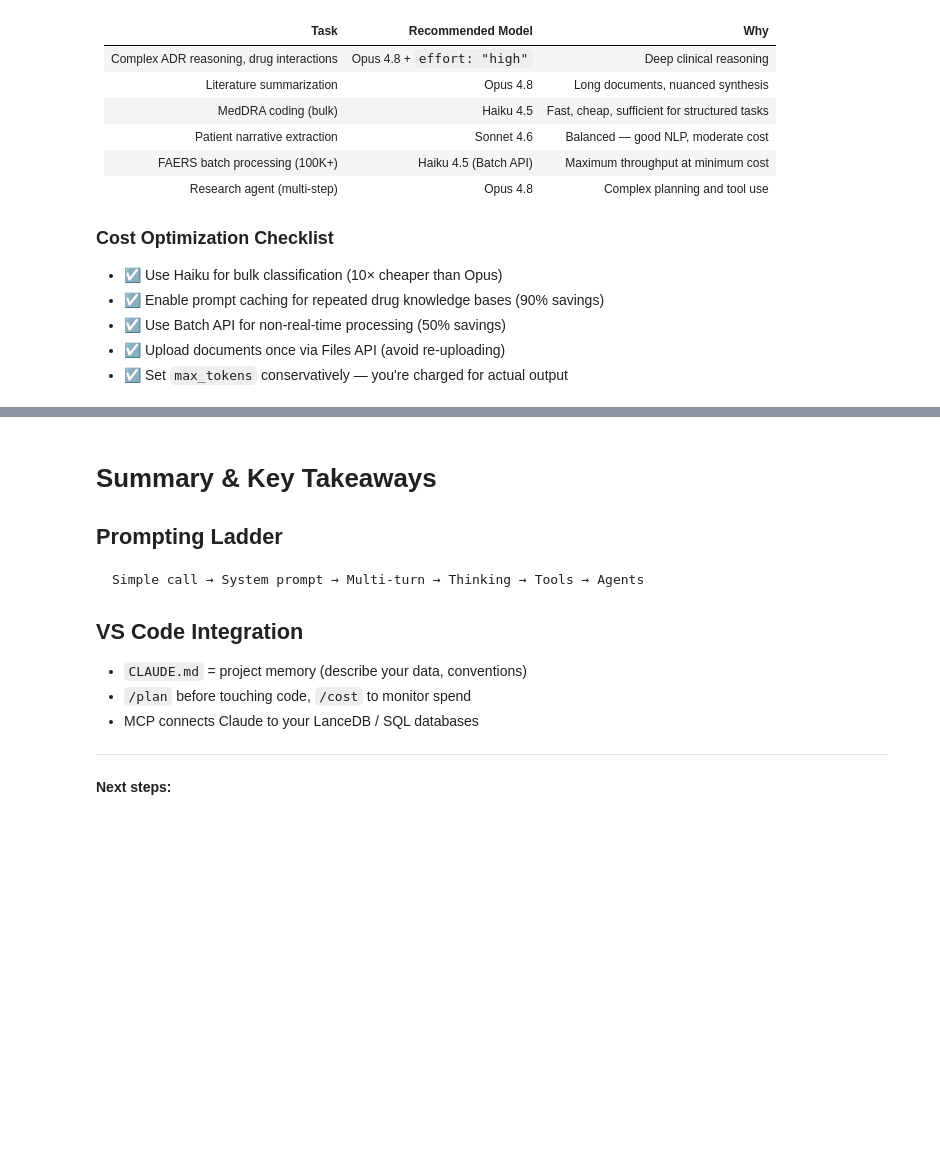
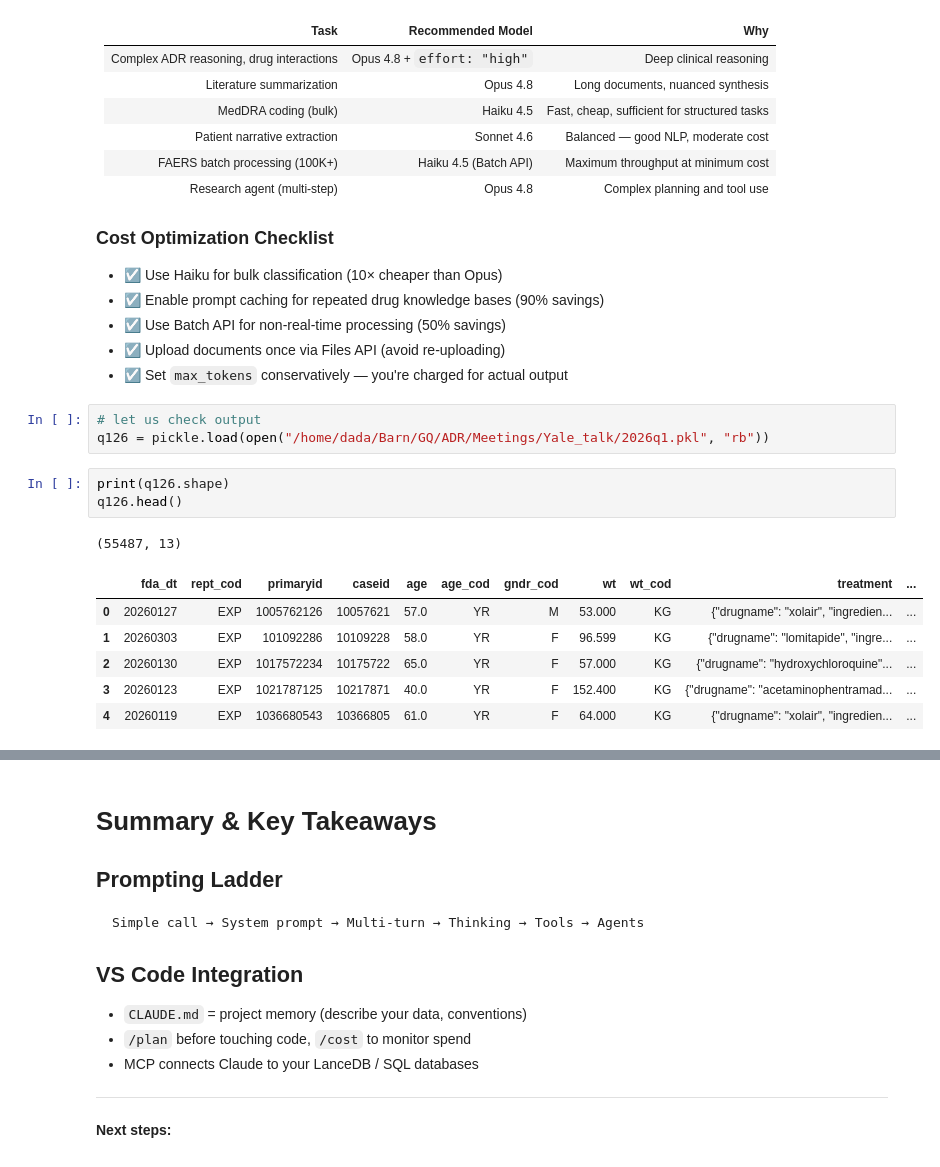
Before and after one commit to bcqguo/claude_4_public_health, a Jupyter notebook: Claude_Model_Usage_Lecture.ipynb, the cells around one changed output, grey strips where cells are left out. Drawn from its saved outputs; the diff is of its cells as text; blank space fills up the shorter version.

```diff
--- a/Claude_Model_Usage_Lecture.ipynb
+++ b/Claude_Model_Usage_Lecture.ipynb
@@ -789,3 +803,17 @@ The agentic orchestrator faers_agent.py
 - ☑ Use Batch API for non-real-time processing (50% savings)
 - ☑ Upload documents once via Files API (avoid re-uploading)
 - ☑ Set `max_tokens` conservatively — you're charged for actual output
+# %%
+# let us check output
+q126 = pickle.load(open("/home/dada/Barn/GQ/ADR/Meetings/Yale_talk/2026q1.pkl", "rb"))
+# %%
+print(q126.shape)
+q126.head()
+# %% [output]
+(55487, 13)
+|  | fda_dt | rept_cod | primaryid | caseid | age | age_cod | gndr_cod | wt | wt_cod | treatment | ... |
+| 0 | 20260127 | EXP | 1005762126 | 10057621 | 57.0 | YR | M | 53.000 | KG | {"drugname": "xolair", "ingredien... | ... |
+| 1 | 20260303 | EXP | 101092286 | 10109228 | 58.0 | YR | F | 96.599 | KG | {"drugname": "lomitapide", "ingre... | ... |
+| 2 | 20260130 | EXP | 1017572234 | 10175722 | 65.0 | YR | F | 57.000 | KG | {"drugname": "hydroxychloroquine"... | ... |
+| 3 | 20260123 | EXP | 1021787125 | 10217871 | 40.0 | YR | F | 152.400 | KG | {"drugname": "acetaminophentramad... | ... |
+| 4 | 20260119 | EXP | 1036680543 | 10366805 | 61.0 | YR | F | 64.000 | KG | {"drugname": "xolair", "ingredien... | ... |
```
Also changed, not shown: parts of 6 cells of this notebook.
